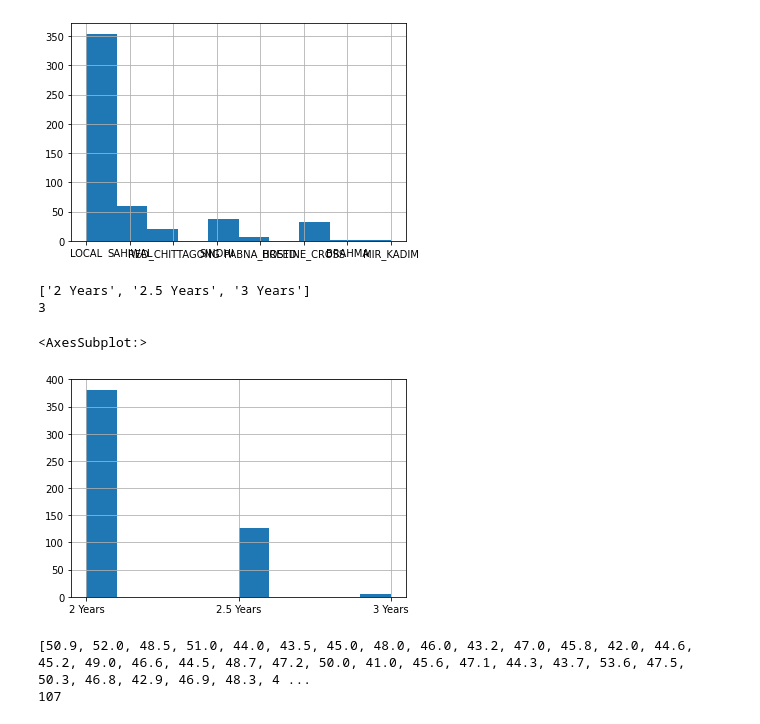
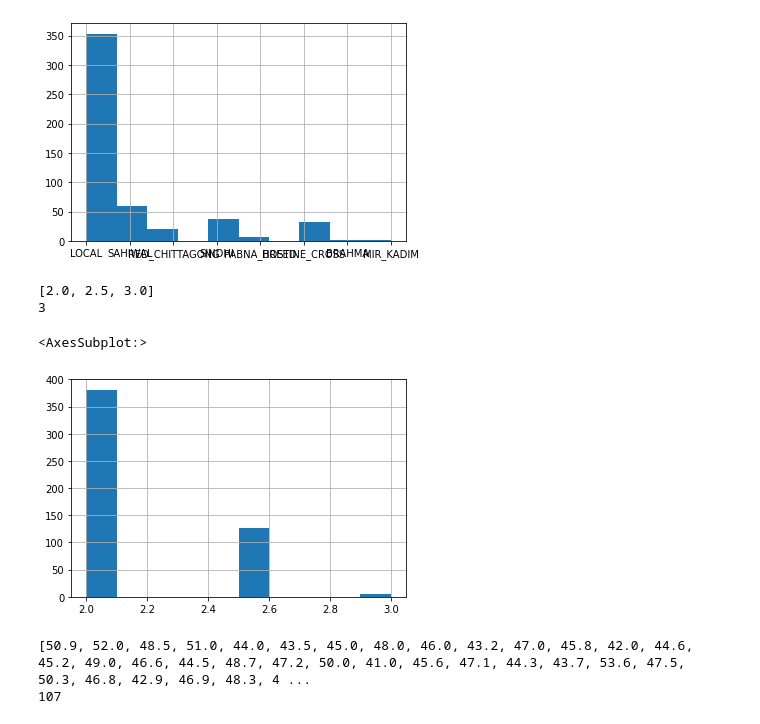
Before and after one commit to bhuiyanmobasshir94/Cow-weight-and-Breed-Prediction, a Jupyter notebook: notebooks/eda.ipynb, the cells around one changed output. Saved outputs shown, nothing was run; the diff lists cells and outputs as text; code cells hidden in the pictures.

```diff
--- a/notebooks/eda.ipynb
+++ b/notebooks/eda.ipynb
@@ -75,15 +75,15 @@ df.breed.hist()
 <AxesSubplot:>
 [figure]
 # %%
-unique_age_in_month = list(df.age_in_month.unique()) # Output
+unique_age_in_month = list(df.age_in_year.unique()) # Output
 print(unique_age_in_month)
 print(len(unique_age_in_month))
-df.age_in_month.hist()
+df.age_in_year.hist()
 # %% [output]
-['2 Years', '2.5 Years', '3 Years']
+[2.0, 2.5, 3.0]
 3
 <AxesSubplot:>
-[figure, old version]
+[figure, new version]
 # %%
 unique_height_in_inch = list(df.height_in_inch.unique()) # Output
 print(unique_height_in_inch)
```
Also changed, not shown: parts of 8 cells of this notebook, 1 other file.
